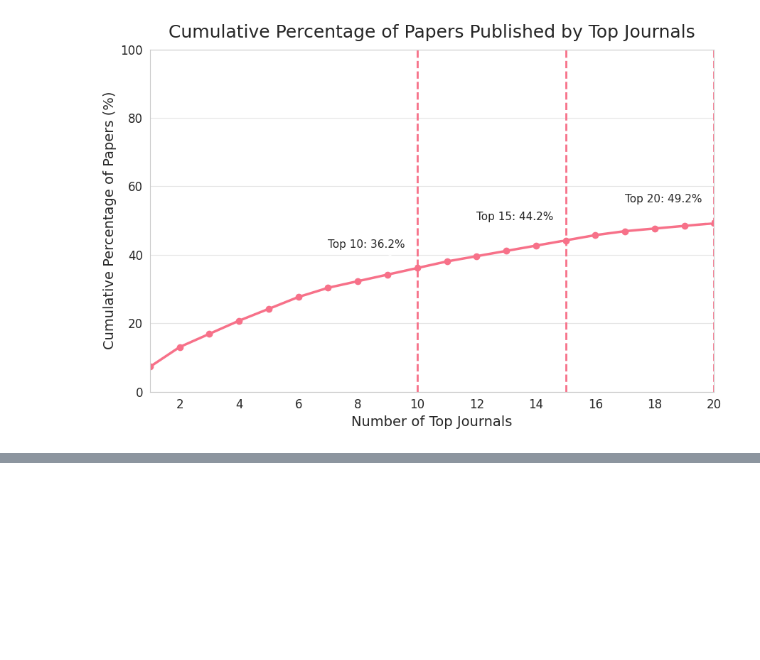
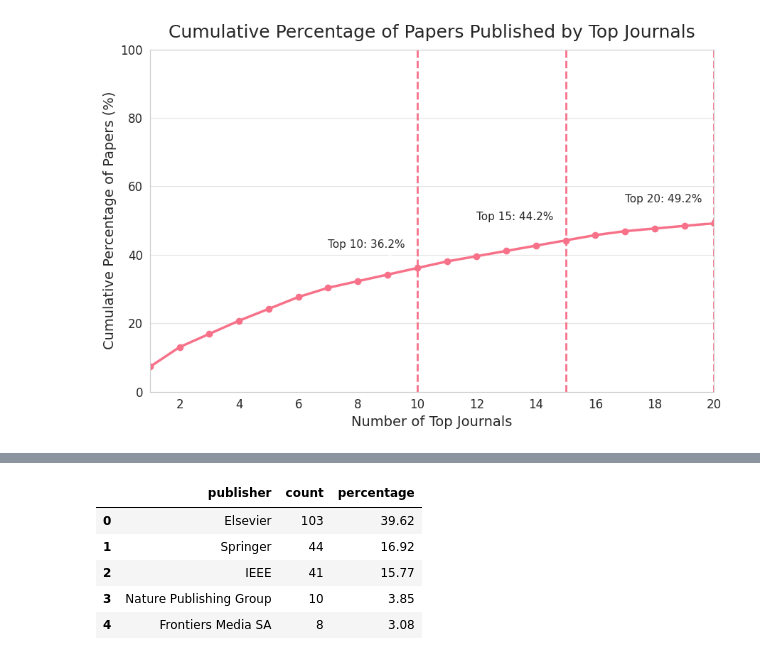
Before and after one commit to LuisGiraldo86/voice_parkinson_database, a Jupyter notebook: analysis_notebooks/01-bibliographical_study.ipynb, the cells around one changed output, grey strips where cells are left out. Drawn from its saved outputs; the diff is of its cells as text; code cells hidden in the pictures; blank space fills up the shorter version.

```diff
--- a/analysis_notebooks/01-bibliographical_study.ipynb
+++ b/analysis_notebooks/01-bibliographical_study.ipynb
@@ -592,0 +686,5 @@ authors_df
+# %%
+doi_df = papers_df["doi_prefix"].value_counts().reset_index()
+doi_df.columns = ['doi_prefix', 'count']
+top_doi_df = doi_df.head()
+top_doi_df
@@ -592,0 +698,23 @@ authors_df
+# %%
+doi_dict = {
+    '10.1016': 'Elsevier',
+    '10.1007': 'Springer',
+    '10.1109': 'IEEE',
+    '10.1038': 'Nature Publishing Group',
+    '10.3389': 'Frontiers Media SA',
+    '10.1155': 'Hindawi Publishing Corporation',
+    '10.1080': 'Informa UK (Taylor & Francis)'
+}
+top_doi_df['publisher'] = top_doi_df['doi_prefix'].map(doi_dict)
+top_doi_df = top_doi_df.drop(columns=['doi_prefix'], inplace=False)
+top_doi_df = top_doi_df[['publisher', 'count']].copy()
+# %%
+top_doi_df['percentage'] = np.round(top_doi_df['count'] / papers_df.shape[0] * 100, 2)
+top_doi_df
+# %% [output]
+|  | publisher | count | percentage |
+| 0 | Elsevier | 103 | 39.62 |
+| 1 | Springer | 44 | 16.92 |
+| 2 | IEEE | 41 | 15.77 |
+| 3 | Nature Publishing Group | 10 | 3.85 |
+| 4 | Frontiers Media SA | 8 | 3.08 |
```
Also changed, not shown: parts of 14 cells of this notebook.
